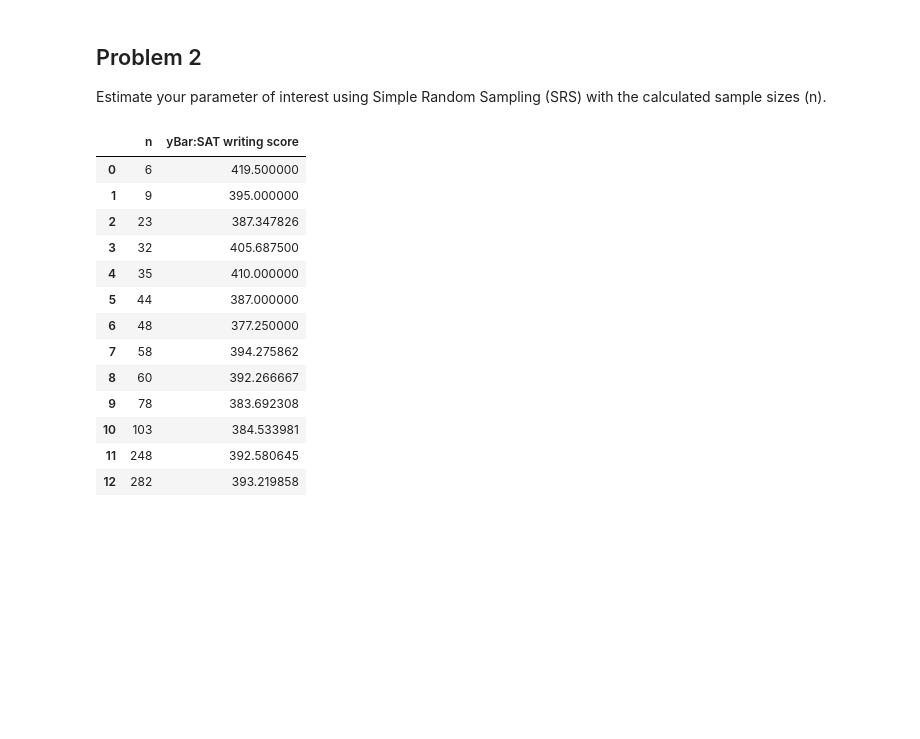
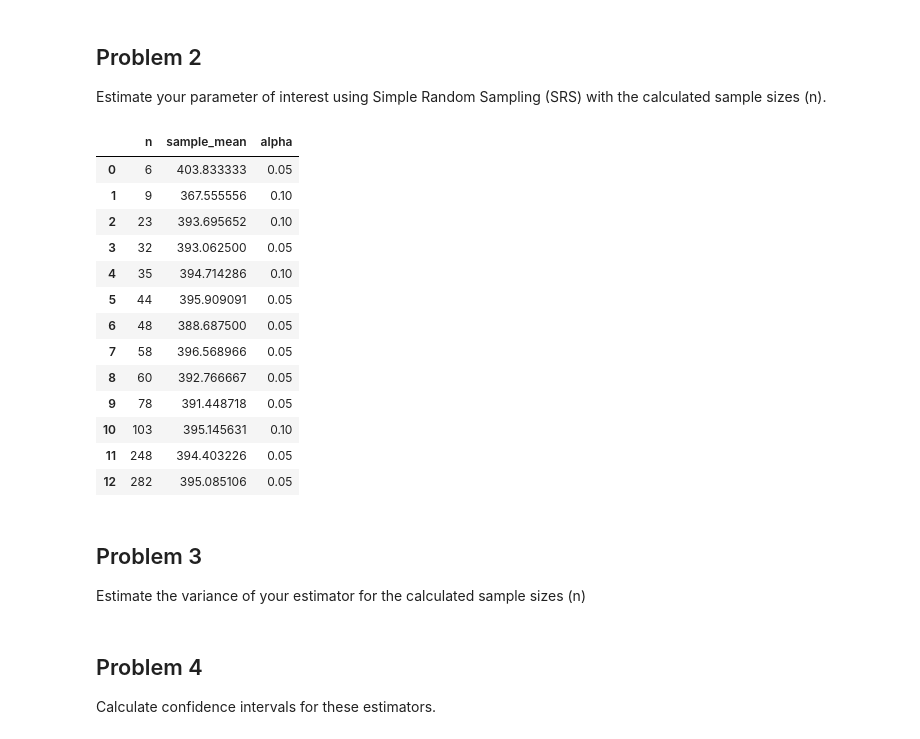
Before and after one commit to abachhu/stat440_project, a Jupyter notebook: stat440_notebook.ipynb, the cells around one changed output. Saved outputs shown, nothing was run; the diff lists cells and outputs as text; code cells hidden in the pictures; blank space fills up the shorter version.

```diff
--- a/stat440_notebook.ipynb
+++ b/stat440_notebook.ipynb
@@ -114,32 +115,36 @@ Relative error r = 0.035, which gives d = 13.79
 Estimate your parameter of interest using Simple Random Sampling (SRS) with the calculated sample sizes (n).
 # %%
 n_values = [23, 32, 248, 282, 6, 9, 35, 48, 58, 78, 103, 44, 60]
-estimated_mean_dict = {}
 
+rows = []
 for n in n_values:
     srs_sample = df.sample(n, replace=False)
 
     yBar = srs_sample['SAT Writing Avg. Score'].mean()
-    estimated_mean_dict[n] = yBar
+    rows.append({'n': n,
+                 'sample_mean': yBar,
+                 'alpha': 0.05 if n % 2 == 0 else 0.1,
+                 })
 
-estimated_mean_dict = dict(sorted(estimated_mean_dict.items()))
-estimated_mean_df = pd.DataFrame.from_dict(estimated_mean_dict, orient='index', columns=['yBar:SAT writing score'])
-estimated_mean_df.index.name = 'n'
-estimated_mean_df = estimated_mean_df.reset_index()
+rows = sorted(rows, key=lambda x: x['n'])
+estimates_df = pd.DataFrame(rows)
 
-estimated_mean_df
+estimates_df
 # %% [output]
-|  | n | yBar:SAT writing score |
-| 0 | 6 | 419.500000 |
-| 1 | 9 | 395.000000 |
-| 2 | 23 | 387.347826 |
-| 3 | 32 | 405.687500 |
-| 4 | 35 | 410.000000 |
-| 5 | 44 | 387.000000 |
-| 6 | 48 | 377.250000 |
-| 7 | 58 | 394.275862 |
-| 8 | 60 | 392.266667 |
-| 9 | 78 | 383.692308 |
-| 10 | 103 | 384.533981 |
-| 11 | 248 | 392.580645 |
-| 12 | 282 | 393.219858 |
+|  | n | sample_mean | alpha |
+| 0 | 6 | 403.833333 | 0.05 |
+| 1 | 9 | 367.555556 | 0.10 |
+| 2 | 23 | 393.695652 | 0.10 |
+| 3 | 32 | 393.062500 | 0.05 |
+| 4 | 35 | 394.714286 | 0.10 |
+| 5 | 44 | 395.909091 | 0.05 |
+| 6 | 48 | 388.687500 | 0.05 |
+| 7 | 58 | 396.568966 | 0.05 |
+| 8 | 60 | 392.766667 | 0.05 |
+| 9 | 78 | 391.448718 | 0.05 |
+| 10 | 103 | 395.145631 | 0.10 |
+| 11 | 248 | 394.403226 | 0.05 |
+| 12 | 282 | 395.085106 | 0.05 |
+# %% [markdown]
+## Problem 3
+Estimate the variance of your estimator for the calculated sample sizes (n)
@@ -145,0 +153,3 @@ estimated_mean_df
+# %% [markdown]
+## Problem 4
+Calculate confidence intervals for these estimators.
```
Also changed, not shown: parts of 4 cells of this notebook.
